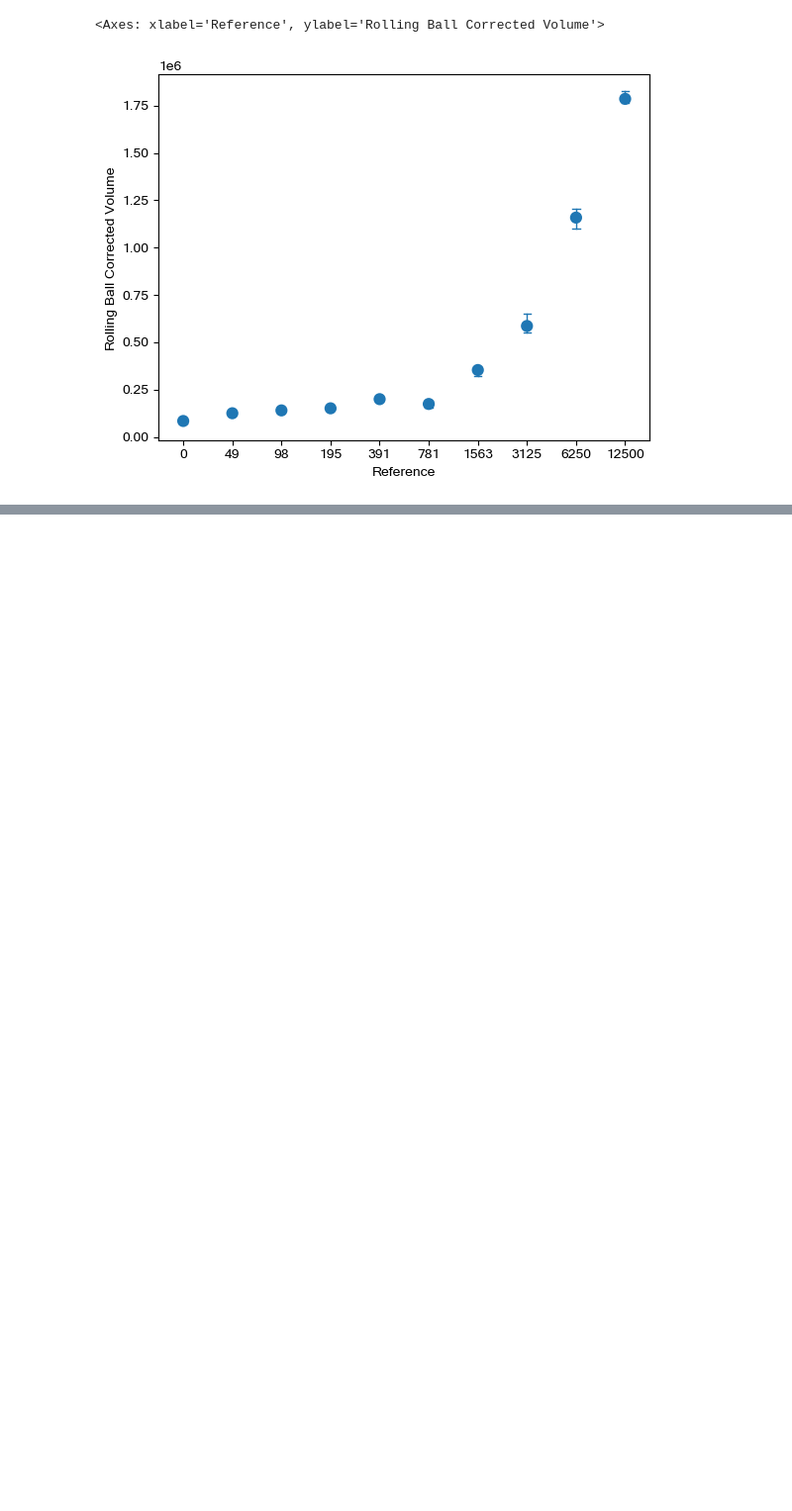
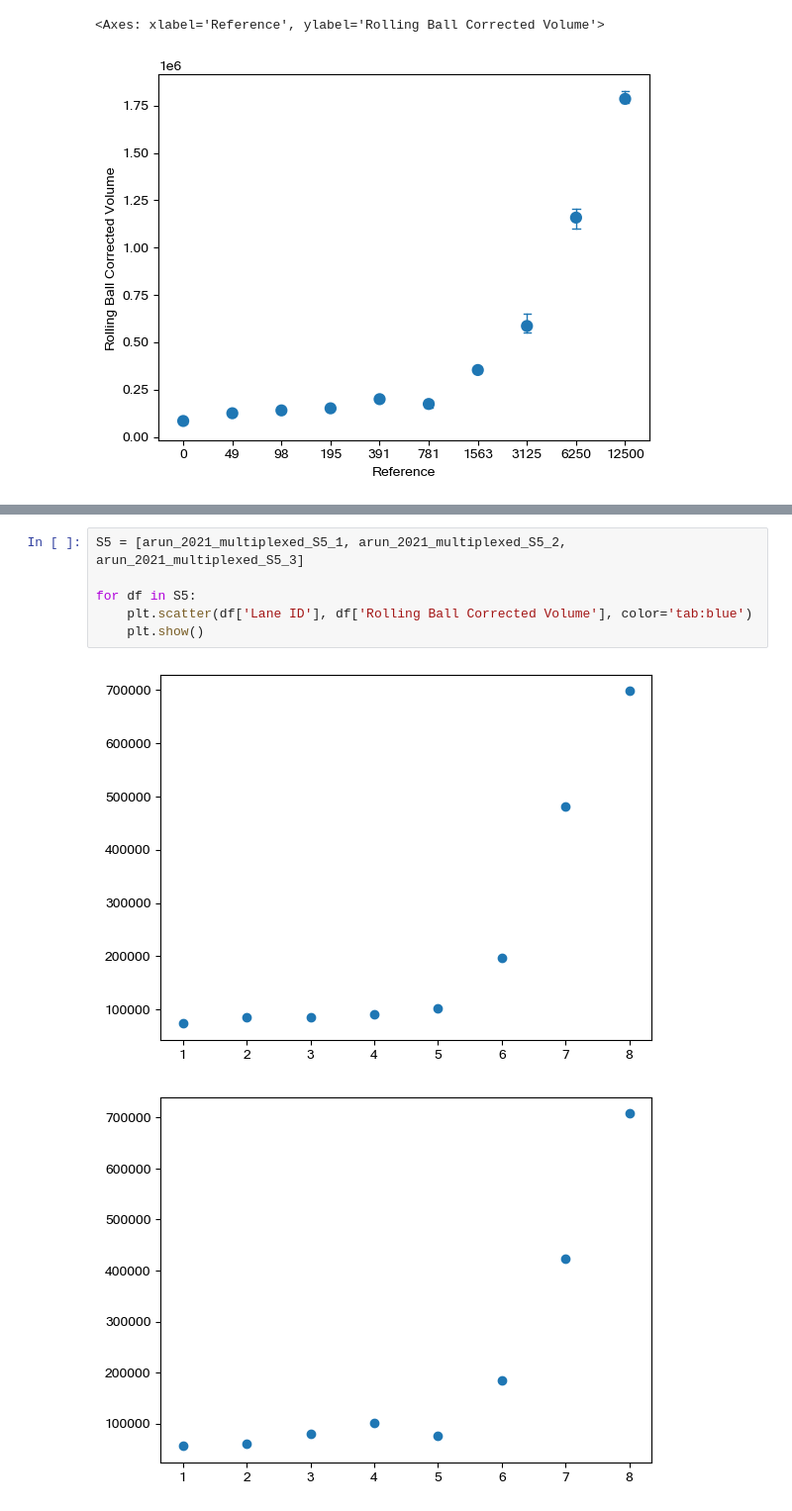
Before and after one commit to mattaq31/GelGenie, a Jupyter notebook: python-gelgenie/statistical_analysis/Paper Comparison Analysis (Clean).ipynb, the cells around one changed output, grey strips where cells are left out. Shown at 99% size. Saved outputs shown, nothing was run; the diff lists cells and outputs as text; blank space fills up the shorter version.

```diff
--- a/python-gelgenie/statistical_analysis/Paper Comparison Analysis (Clean).ipynb
+++ b/python-gelgenie/statistical_analysis/Paper Comparison Analysis (Clean).ipynb
@@ -253,0 +264,9 @@ miracles_2b_1.head()
+# %%
+S5 = [arun_2021_multiplexed_S5_1, arun_2021_multiplexed_S5_2, arun_2021_multiplexed_S5_3]
+
+for df in S5:
+    plt.scatter(df['Lane ID'], df['Rolling Ball Corrected Volume'], color='tab:blue')
+    plt.show()
+# %% [output]
+[figure, added]
+[figure, added]
```
Also changed, not shown: parts of 7 cells of this notebook.
